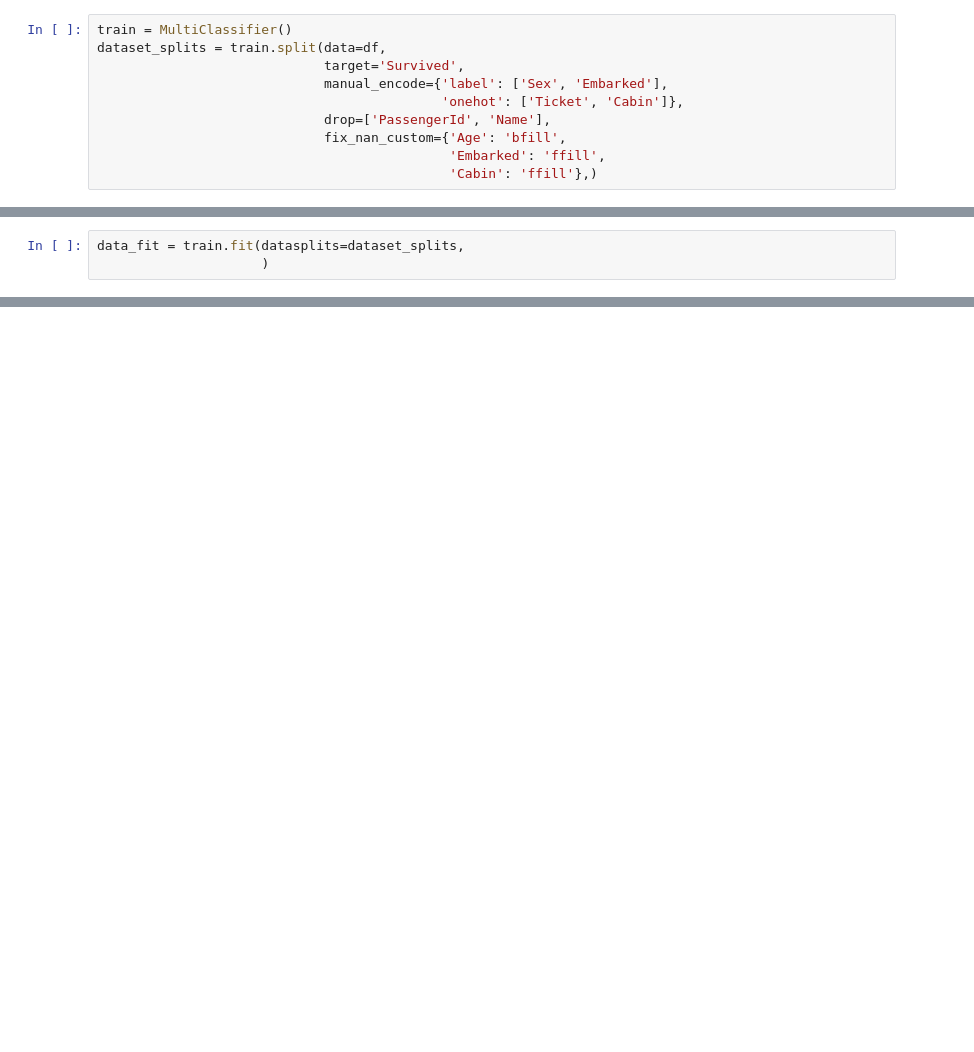
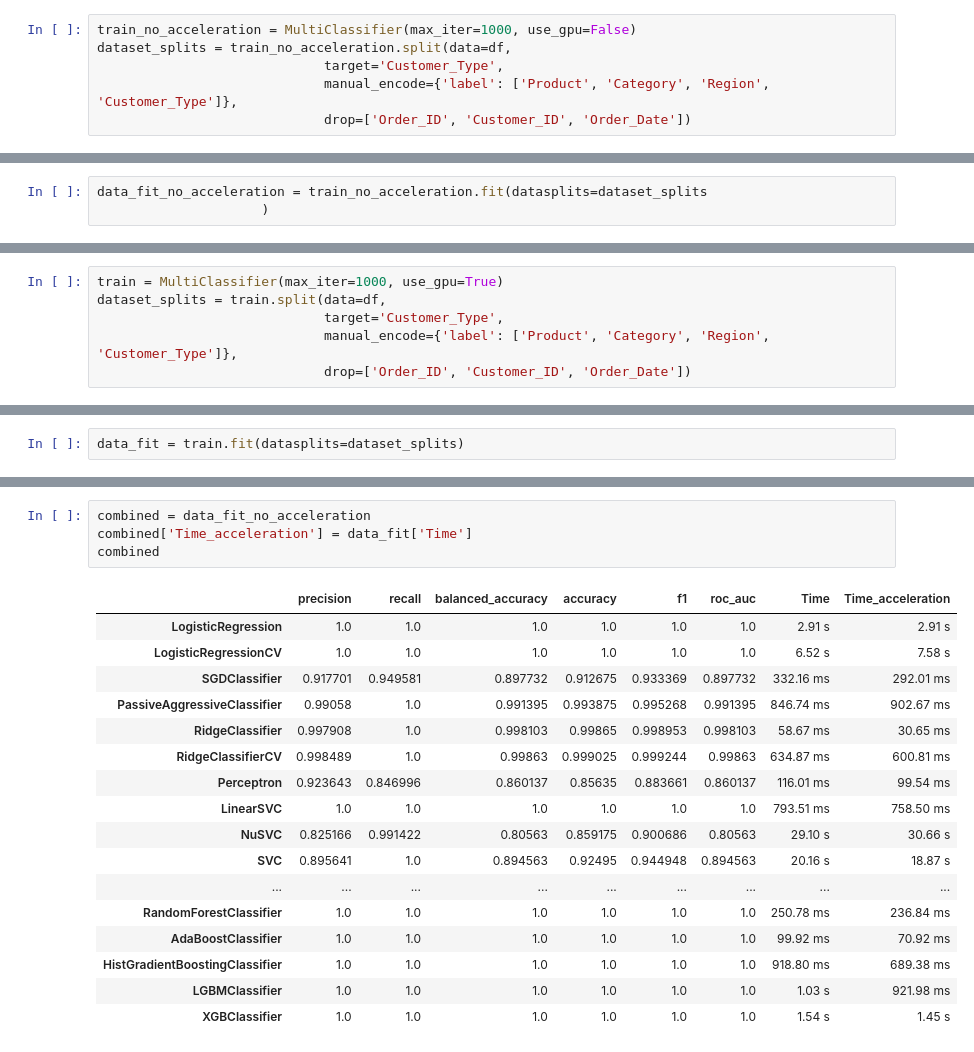
Before and after one commit to LOVE-DOCTOR/MultiTrain, a Jupyter notebook: classification.ipynb, the cells around one changed output, grey strips where cells are left out. Saved outputs shown, nothing was run; the diff lists cells and outputs as text; blank space fills up the shorter version.

Commit message:
optimized device acceleration

```diff
--- a/classification.ipynb
+++ b/classification.ipynb
@@ -14,11 +20,7 @@ train = MultiClassifier()
 # %%
-train = MultiClassifier()
-dataset_splits = train.split(data=df,
-                             target='Survived',
-                             manual_encode={'label': ['Sex', 'Embarked'],
-                                            'onehot': ['Ticket', 'Cabin']},
-                             drop=['PassengerId', 'Name'],
-                             fix_nan_custom={'Age': 'bfill',
-                                             'Embarked': 'ffill',
-                                             'Cabin': 'ffill'},)
+train_no_acceleration = MultiClassifier(max_iter=1000, use_gpu=False)
+dataset_splits = train_no_acceleration.split(data=df,
+                             target='Customer_Type',
+                             manual_encode={'label': ['Product', 'Category', 'Region', 'Customer_Type']},
+                             drop=['Order_ID', 'Customer_ID', 'Order_Date'])
 # %% [output]
@@ -26,3 +28,3 @@ TypeError: '<' not supported between instances of 'int' and 'list'
 # %%
-data_fit = train.fit(datasplits=dataset_splits,
+data_fit_no_acceleration = train_no_acceleration.fit(datasplits=dataset_splits
                      )
@@ -53,0 +31,6 @@ True
+# %%
+train = MultiClassifier(max_iter=1000, use_gpu=True)
+dataset_splits = train.split(data=df,
+                             target='Customer_Type',
+                             manual_encode={'label': ['Product', 'Category', 'Region', 'Customer_Type']},
+                             drop=['Order_ID', 'Customer_ID', 'Order_Date'])
@@ -53,0 +40,2 @@ True
+# %%
+data_fit = train.fit(datasplits=dataset_splits)
@@ -53,0 +62,22 @@ True
+# %%
+combined = data_fit_no_acceleration
+combined['Time_acceleration'] = data_fit['Time']
+combined
+# %% [output]
+|  | precision | recall | balanced_accuracy | accuracy | f1 | roc_auc | Time | Time_acceleration |
+| LogisticRegression | 1.0 | 1.0 | 1.0 | 1.0 | 1.0 | 1.0 | 2.91 s | 2.91 s |
+| LogisticRegressionCV | 1.0 | 1.0 | 1.0 | 1.0 | 1.0 | 1.0 | 6.52 s | 7.58 s |
+| SGDClassifier | 0.917701 | 0.949581 | 0.897732 | 0.912675 | 0.933369 | 0.897732 | 332.16 ms | 292.01 ms |
+| PassiveAggressiveClassifier | 0.99058 | 1.0 | 0.991395 | 0.993875 | 0.995268 | 0.991395 | 846.74 ms | 902.67 ms |
+| RidgeClassifier | 0.997908 | 1.0 | 0.998103 | 0.99865 | 0.998953 | 0.998103 | 58.67 ms | 30.65 ms |
+| RidgeClassifierCV | 0.998489 | 1.0 | 0.99863 | 0.999025 | 0.999244 | 0.99863 | 634.87 ms | 600.81 ms |
+| Perceptron | 0.923643 | 0.846996 | 0.860137 | 0.85635 | 0.883661 | 0.860137 | 116.01 ms | 99.54 ms |
+| LinearSVC | 1.0 | 1.0 | 1.0 | 1.0 | 1.0 | 1.0 | 793.51 ms | 758.50 ms |
+| NuSVC | 0.825166 | 0.991422 | 0.80563 | 0.859175 | 0.900686 | 0.80563 | 29.10 s | 30.66 s |
+| SVC | 0.895641 | 1.0 | 0.894563 | 0.92495 | 0.944948 | 0.894563 | 20.16 s | 18.87 s |
+| ... | ... | ... | ... | ... | ... | ... | ... | ... |
+| RandomForestClassifier | 1.0 | 1.0 | 1.0 | 1.0 | 1.0 | 1.0 | 250.78 ms | 236.84 ms |
+| AdaBoostClassifier | 1.0 | 1.0 | 1.0 | 1.0 | 1.0 | 1.0 | 99.92 ms | 70.92 ms |
+| HistGradientBoostingClassifier | 1.0 | 1.0 | 1.0 | 1.0 | 1.0 | 1.0 | 918.80 ms | 689.38 ms |
+| LGBMClassifier | 1.0 | 1.0 | 1.0 | 1.0 | 1.0 | 1.0 | 1.03 s | 921.98 ms |
+| XGBClassifier | 1.0 | 1.0 | 1.0 | 1.0 | 1.0 | 1.0 | 1.54 s | 1.45 s |
```
Also changed, not shown: parts of 11 cells of this notebook, 6 other files.
